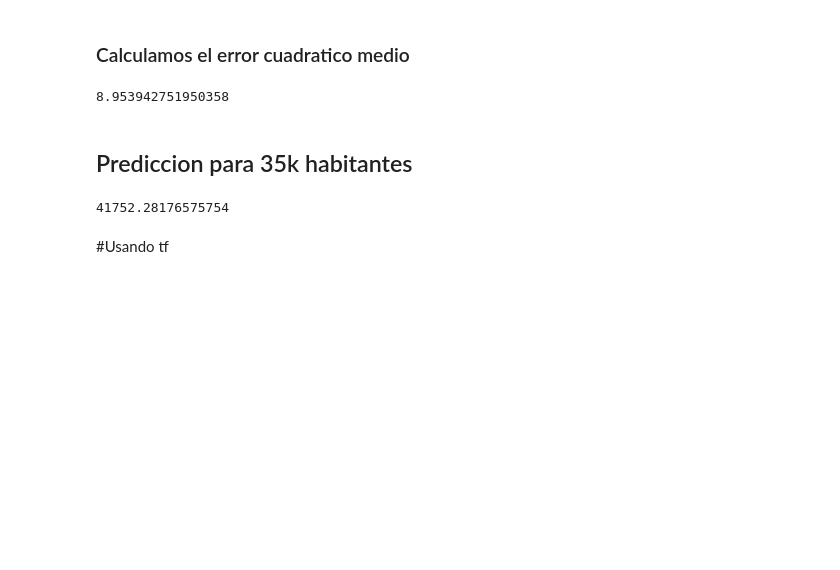
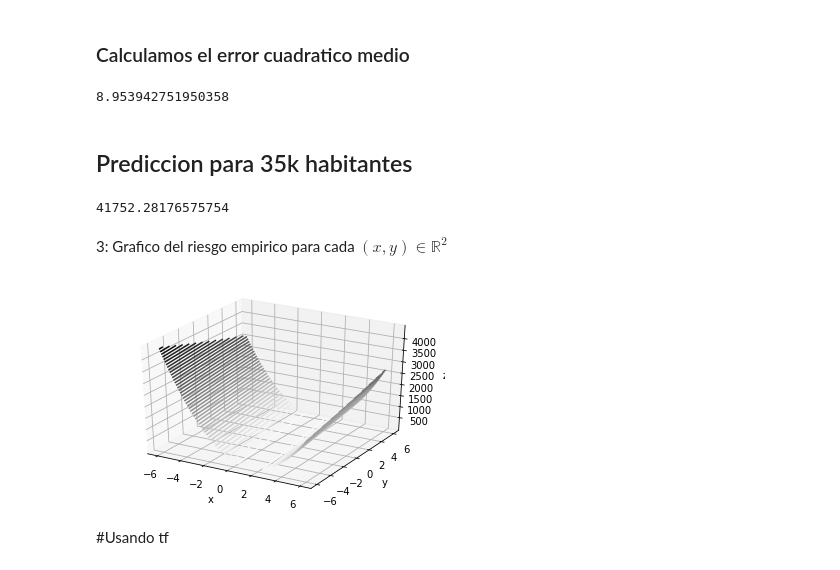
Before and after one commit to Nacho2904/pasantiacsc, a Jupyter notebook: agosto30.ipynb, the cells around one changed output. Cells and saved outputs as stored; diff of their text form; code cells hidden in the pictures; blank space fills up the shorter version.

```diff
--- a/agosto30.ipynb
+++ b/agosto30.ipynb
@@ -100,5 +107,26 @@ ecm
 phi(35000)
 # %% [output]
 41752.28176575754
+# %% [markdown]
+3: Grafico del riesgo empirico para cada $(x,y) \in \mathbb{R}^2$
+# %%
+
+def f(x, y):
+    return (1/len(dataset))*sum([(dataset[i,1] - (y + x*dataset[i,0]))**2 for i in range(0,len(dataset))])
+
+x = np.linspace(-6, 6, 30)
+y = np.linspace(-6, 6, 30)
+
+X, Y = np.meshgrid(x, y)
+Z = f(X, Y)
+
+fig = plt.figure()
+ax = plt.axes(projection='3d')
+ax.contour3D(X, Y, Z, 50, cmap='binary')
+ax.set_xlabel('x')
+ax.set_ylabel('y')
+ax.set_zlabel('z');
+# %% [output]
+[figure, added]
 # %% [markdown]
 #Usando tf
```
Also changed, not shown: parts of 8 cells of this notebook.
